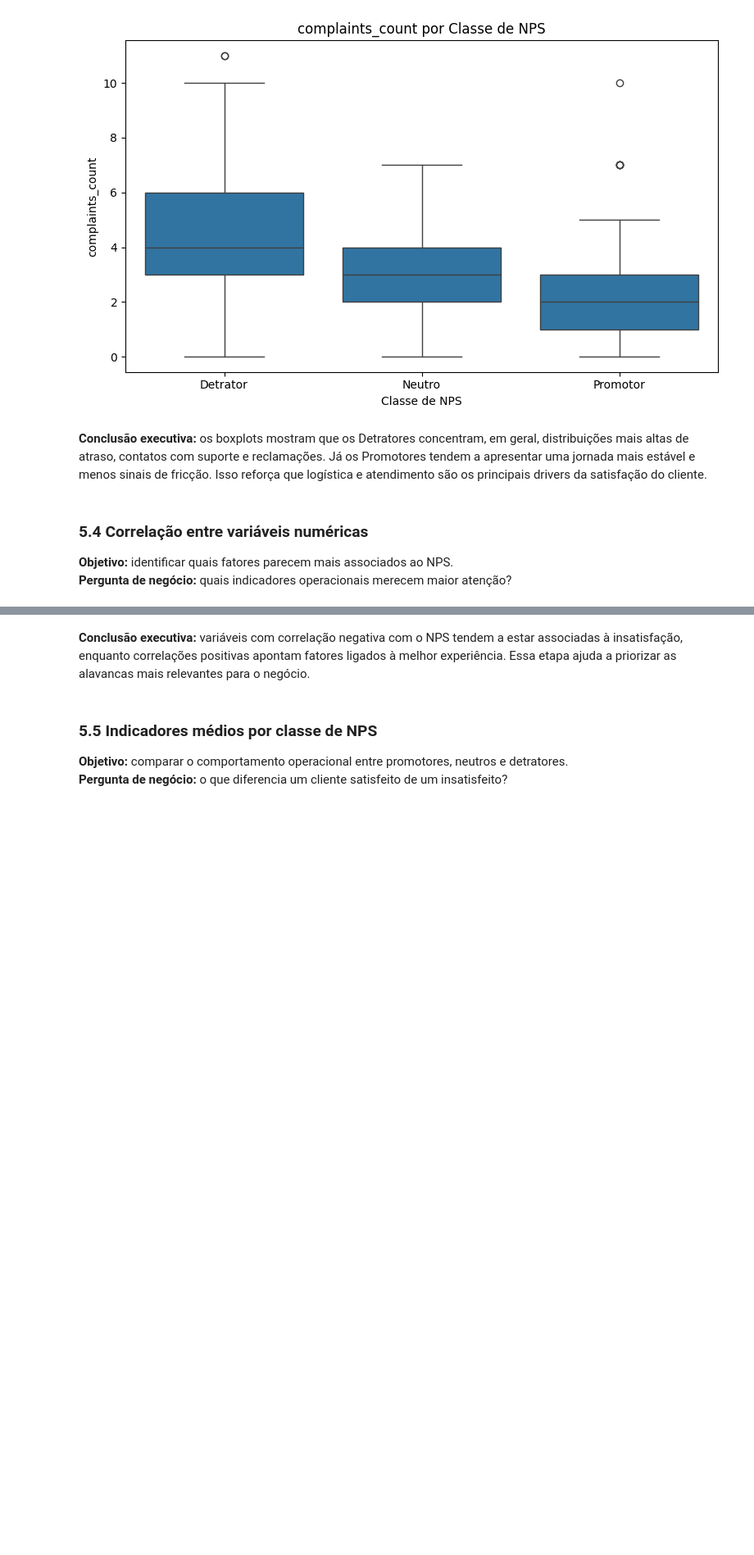
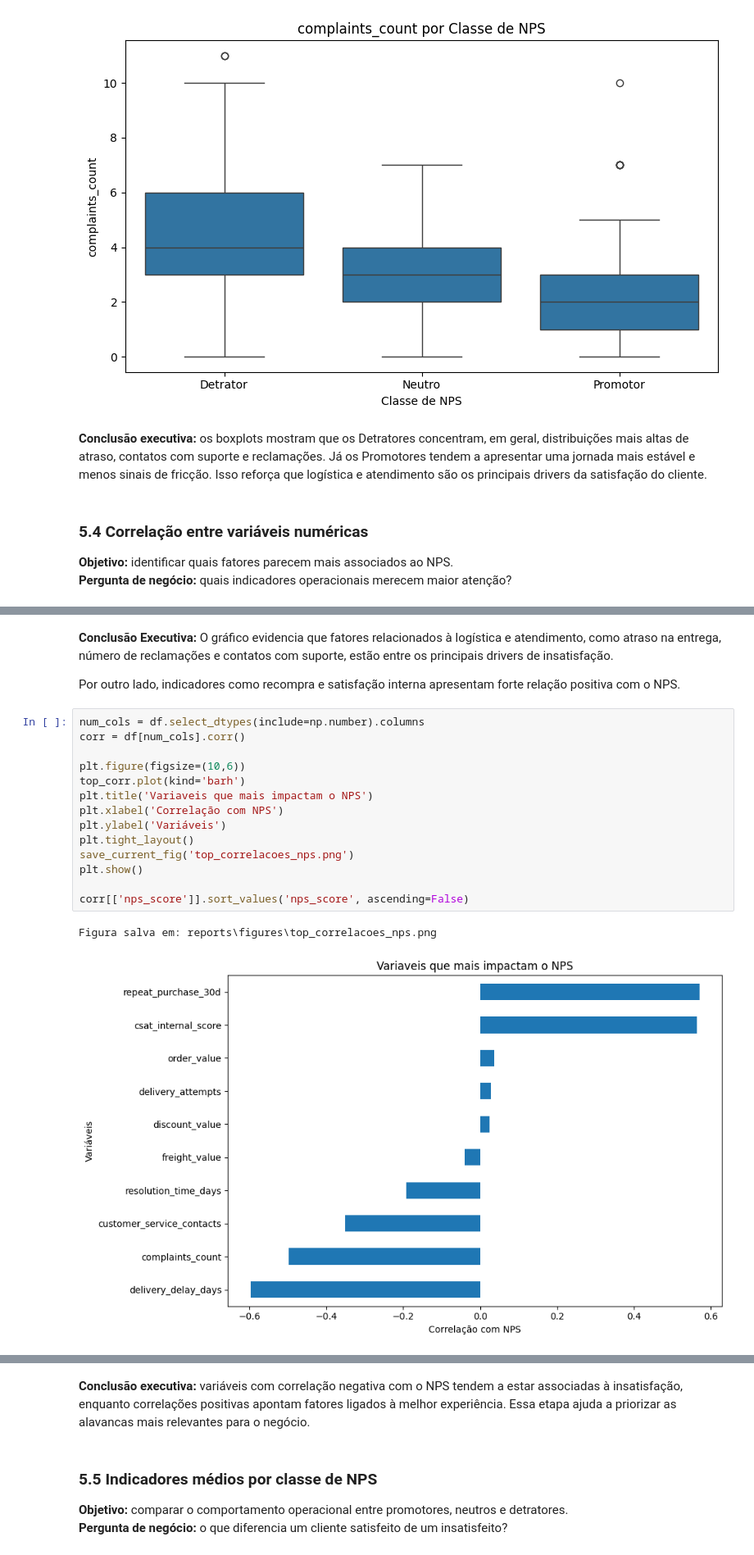
Before and after one commit to EdsonDoro/TechChallenge-Fase1, a Jupyter notebook: notebooks/tech_challenge_fase1.ipynb, the cells around one changed output, grey strips where cells are left out. Shown at 82% size. Cells and saved outputs as stored; diff of their text form; blank space fills up the shorter version.

```diff
--- a/notebooks/tech_challenge_fase1.ipynb
+++ b/notebooks/tech_challenge_fase1.ipynb
@@ -311,0 +372,24 @@ Figura salva em: reports\figures\boxblot_complaints_count_por_classe_nps.png
+# %% [markdown]
+**Conclusão Executiva:** O gráfico evidencia que fatores relacionados à logística e atendimento,
+como atraso na entrega, número de reclamações e contatos com suporte,
+estão entre os principais drivers de insatisfação.
+
+Por outro lado, indicadores como recompra e satisfação interna
+apresentam forte relação positiva com o NPS.
+# %%
+num_cols = df.select_dtypes(include=np.number).columns
+corr = df[num_cols].corr()
+
+plt.figure(figsize=(10,6))
+top_corr.plot(kind='barh')
+plt.title('Variaveis que mais impactam o NPS')
+plt.xlabel('Correlação com NPS')
+plt.ylabel('Variáveis')
+plt.tight_layout()
+save_current_fig('top_correlacoes_nps.png')
+plt.show()
+
+corr[['nps_score']].sort_values('nps_score', ascending=False)
+# %% [output]
+Figura salva em: reports\figures\top_correlacoes_nps.png
+[figure, added]
```
Also changed, not shown: parts of 6 cells of this notebook, 1 other file.
